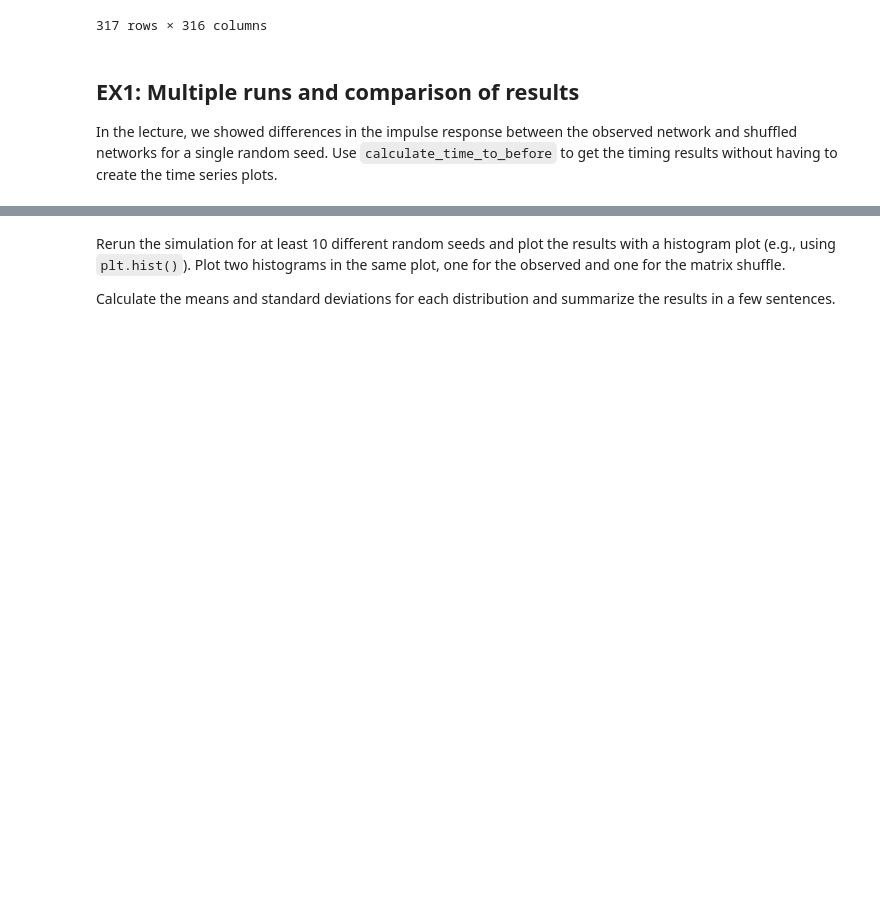
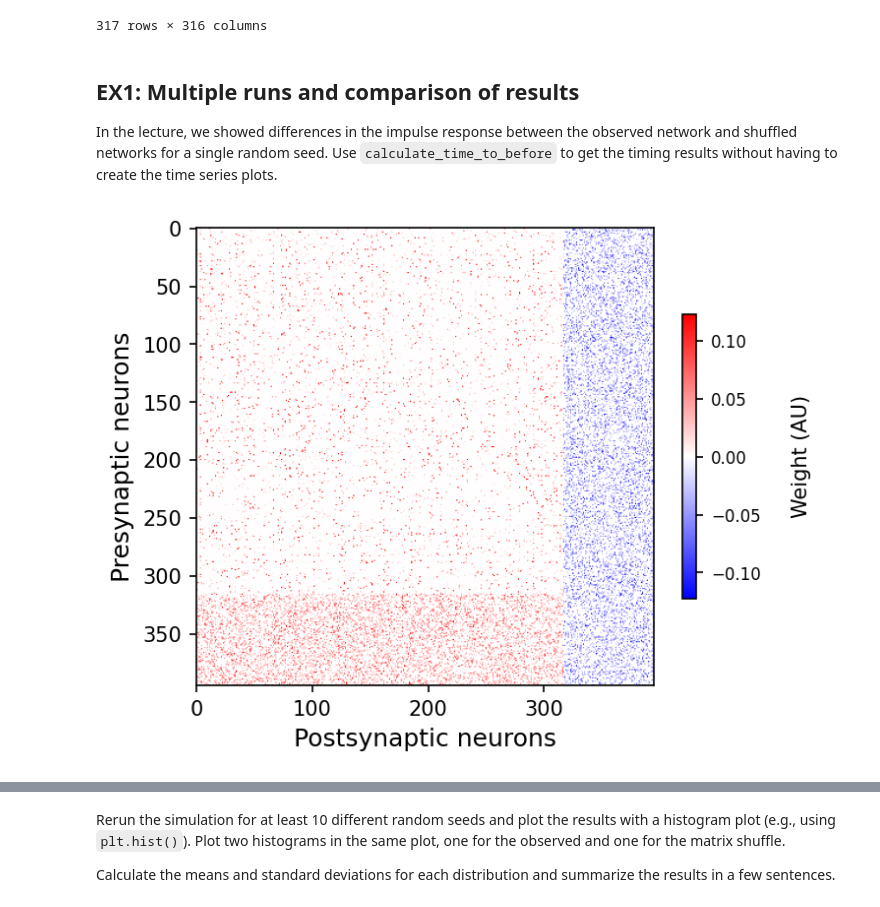
Before and after one commit to jgreen83/Spring2026-Connectome-Pseudospectra, a Jupyter notebook: Rhea_modelling_local_circuits_HW.ipynb, the cells around one changed output, grey strips where cells are left out. Saved outputs shown, nothing was run; the diff lists cells and outputs as text; code cells hidden in the pictures; blank space fills up the shorter version.

```diff
--- a/Rhea_modelling_local_circuits_HW.ipynb
+++ b/Rhea_modelling_local_circuits_HW.ipynb
@@ -265,11 +265,11 @@ def input_balance_excitation_inhibition(W: np.ndarray, n_neurons_exc: int, inh_e
     W_bal[:, n_neurons_exc:] *= inh_scale_up[:, None]
     return W_bal
 
-  def input_balance_with_crosstalk(W: np.ndarray, n_neurons_exc: int, inh_exc_balance: float=1, crosstalk: float = 1):
+def input_balance_with_crosstalk(W: np.ndarray, n_neurons_exc: int, J_EE: float=1, crosstalk: float = 1, g_I: float = 1):
     """ Balances E and I on the input side of every neuron
 
     Args:
-        W: a weight matrix
+        W: a weight matrix with presynaptic neurons as rows and postsynaptic columns
         n_neurons_exc: number of excitatory neurons in the matrix (first n_neurons_exc are assumed to be the excitatory neurons)
         inh_exc_balance: how to balabce E and I. A value of 1 balances E and I equally; a lower value will weight E higher.
         crosstalk: parameter determining the connection strength between the EI and IE blocks
@@ -278,20 +278,32 @@ def input_balance_excitation_inhibition(W: np.ndarray, n_neurons_exc: int, inh_e
         W_bal: a balanced weight matrix
     """
     W_bal = W.copy()
+    W_bal = W_bal.T #we want connections from columns to rows
 
-    per_neuron_exc_input_sum = np.sum(W[:n_neurons_exc, :n_neurons_exc], axis=1) #for each neuron, the total weight of the inputs (fixed row, all the columns)
-    per_neuron_inh_input_sum = np.sum(W[n_neurons_exc:, n_neurons_exc:], axis=1) #same for inhibitory neurons.
+    per_neuron_EE_input_sum = np.sum(W[:n_neurons_exc, :n_neurons_exc], axis=1) #for each neuron, the total weight of the inputs (fixed row, all the columns)
+    per_neuron_II_input_sum = np.sum(W[n_neurons_exc:, n_neurons_exc:], axis=1) #same for inhibitory neurons.
+    per_neuron_EI_input_sum = np.sum(W[:n_neurons_exc, n_neurons_exc:], axis=1)
+    per_neuron_IE_input_sum = np.sum(W[n_neurons_exc:, n_neurons_exc:], axis=1)
 
-    per_neuron_inh_input_sum[per_neuron_inh_input_sum == 0] = 1 # stable behavior -- allow it to divide by zero
+    avg_row_sum_EE = np.mean(per_neuron_EE_input_sum)
+    avg_row_sum_II = np.mean(per_neuron_II_input_sum)
+    avg_row_sum_EI = np.mean(per_neuron_EI_input_sum)
+    avg_row_sum_IE = np.mean(per_neuron_IE_input_sum)
 
-    inh_scale_up = (per_neuron_exc_input_sum / -per_neuron_inh_input_sum)* inh_exc_balance #difference between J_EE and J_II -- not the crosstalk
-    W_bal[:, n_neurons_exc:] *= inh_scale_up[:, None]
+    #per_neuron_II_input_sum[per_neuron_inh_input_sum == 0] = 1 # stable behavior -- allow it to divide by zero
+
+    #inh_scale_up = (per_neuron_exc_input_sum / -per_neuron_inh_input_sum)* inh_exc_balance #difference between J_EE and J_II -- not the crosstalk
+    #W_bal[:, n_neurons_exc:] *= inh_scale_up[:, None]
+    W_bal[:n_neurons_exc, :n_neurons_exc] = W_bal[:n_neurons_exc, :n_neurons_exc] * J_EE/avg_row_sum_EE #EE
+    W_bal[n_neurons_exc:, :n_neurons_exc] = W_bal[n_neurons_exc:, :n_neurons_exc] * J_EE * crosstalk/np.abs(avg_row_sum_IE) #IE
+    W_bal[n_neurons_exc:, n_neurons_exc:] = W_bal[n_neurons_exc:, n_neurons_exc:] * J_EE * g_I /np.abs(avg_row_sum_II) #II
+    W_bal[:n_neurons_exc, n_neurons_exc:] = W_bal[:n_neurons_exc, n_neurons_exc:] * J_EE * g_I * crosstalk /np.abs(avg_row_sum_EI)#EI
     return W_bal
 
 
 def observed_plus_random_connectivity_matrix(syn_mat: np.ndarray, r_inhibitory: float, g: float,
                                              connectivity_proba: float, random_seed: int, balance_W: bool=True,
-                                             inh_exc_balance: float=1):
+                                             J_EE: float=1, crosstalk : float = 1, g_I:float = 0.5, use_crosstalk=True):
     """ Generates random connectivity matrix while using observed connectivity for EE portion
 
     Args:
@@ -319,7 +331,8 @@ def observed_plus_random_connectivity_matrix(syn_mat: np.ndarray, r_inhibitory:
 
     # Random log-normally distributed weights
     random_state = np.random.RandomState(random_seed)
-    W = g * 10**np.abs(random_state.normal(1, .2, (n_neurons, n_neurons)))
+    W = g * 10**np.abs(random_state.normal(1, .2, (n_neurons, n_neurons))) #log normal weights -- check the Fano factor, get parameters from data
+
     W[~EE_mask] *= W_er[~EE_mask]
 
     # Plug in observed matrix
@@ -330,6 +343,9 @@ def observed_plus_random_connectivity_matrix(syn_mat: np.ndarray, r_inhibitory:
 
     # Balance weights and ensure equal balance for all neurons
     if balance_W:
+      if use_crosstalk:
+       W = input_balance_with_crosstalk(W, n_neurons_exc, J_EE, crosstalk, g_I)
+      else:
         W = input_balance_excitation_inhibition(W, n_neurons_exc, inh_exc_balance=inh_exc_balance)
     return W
 
@@ -421,7 +437,7 @@ random_seed = 0
 # Connectivity parameters
 g = .002  # overall gain of connectivity
 connectivity_proba = .25 # Likelihood of two neurons to be connected with each other
-r_inhibitory = .10 # Ratio of inhibitory neurons
+r_inhibitory = .2 # Ratio of inhibitory neurons
 inh_exc_balance = .15 # Result of I/E for every neuron's input
 
 n_neurons_exc = len(syn_mat_l23)
@@ -438,3 +454,11 @@ tau = .25 # Neuron time constant
 # Simulation variables
 n_steps = int(t_max / dt)
 stimulus = generate_stimulus(n_neurons, n_steps, r_inhibitory, stim_strength, t_stimulus_start, t_stimulus_end, dt)
+# %%
+W = observed_plus_random_connectivity_matrix(syn_mat_l23, r_inhibitory=r_inhibitory, g=g,
+                                             connectivity_proba=connectivity_proba, random_seed=random_seed,
+                                             J_EE = 1, crosstalk = 1, g_I = 1)
+# %%
+plot_matrix(W)
+# %% [output]
+[figure, added]
```
Also changed, not shown: parts of 19 cells of this notebook.
